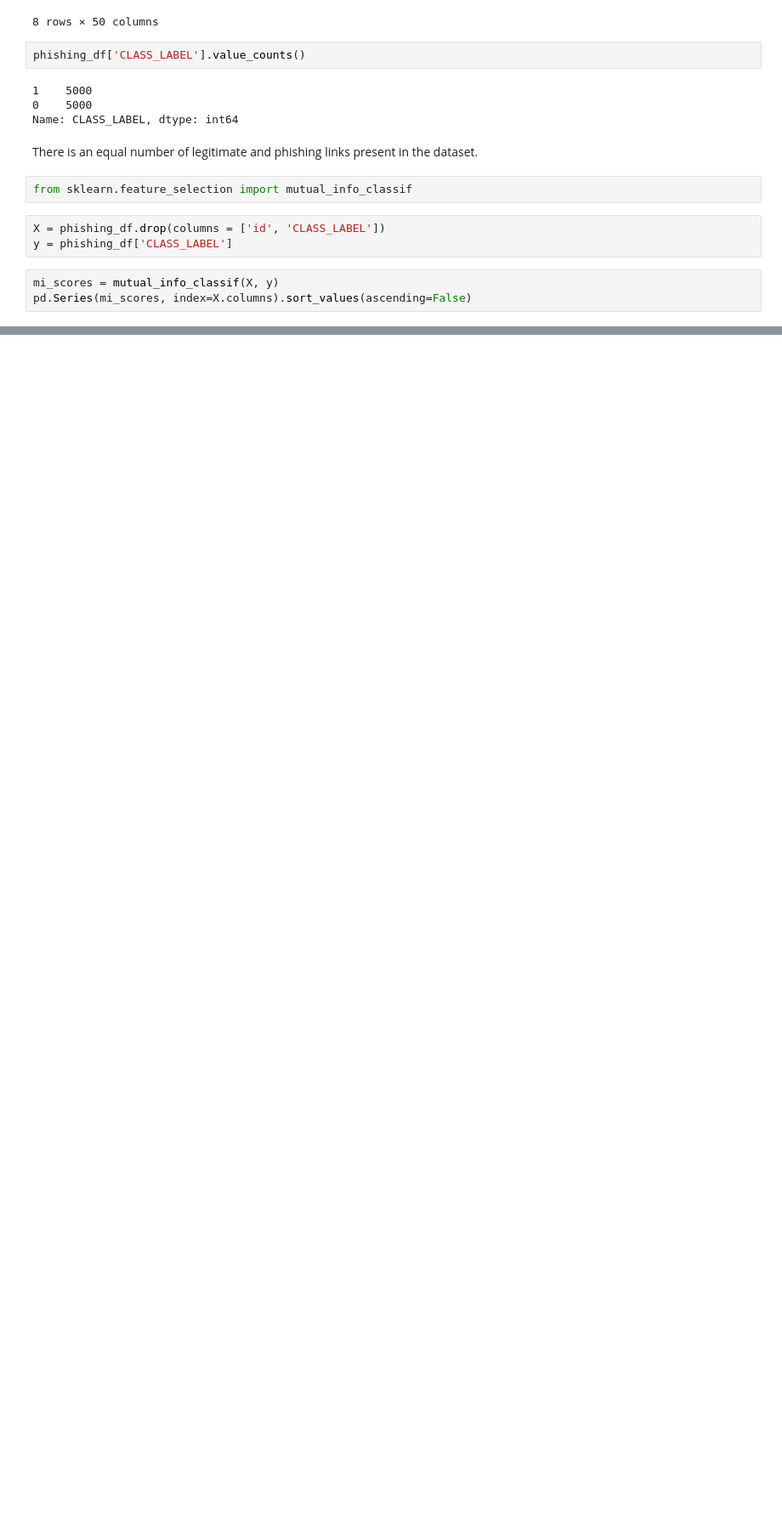
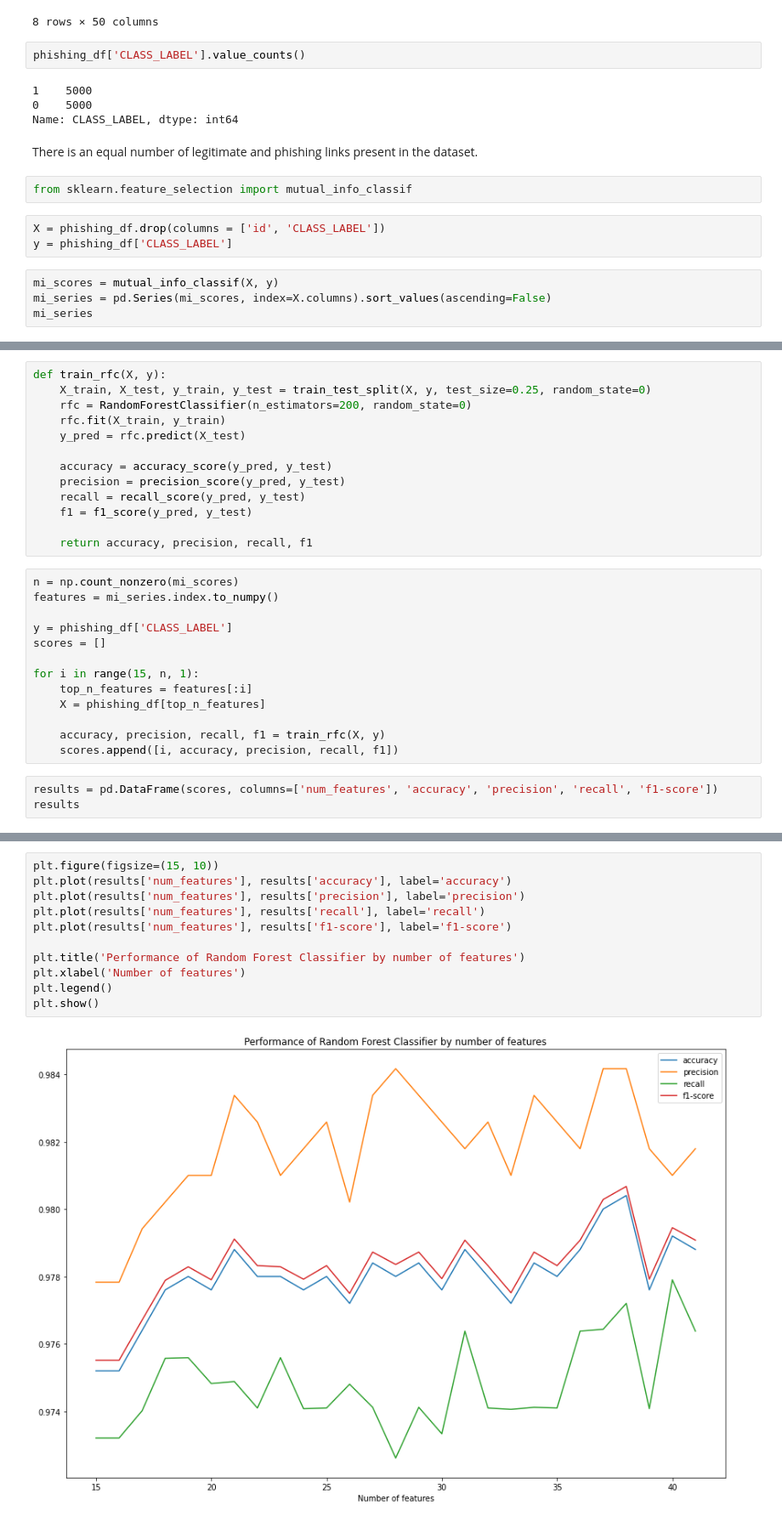
Before and after one commit to ezrc2/phishing-links, a Jupyter notebook: predict.ipynb, the cells around one changed output, grey strips where cells are left out. Shown at 85% size. Drawn from its saved outputs; the diff is of its cells as text; blank space fills up the shorter version.

Commit message:
Train random forest model

```diff
--- a/predict.ipynb
+++ b/predict.ipynb
@@ -63,5 +63,6 @@ X = phishing_df.drop(columns = ['id', 'CLASS_LABEL'])
 y = phishing_df['CLASS_LABEL']
 # %%
 mi_scores = mutual_info_classif(X, y)
-pd.Series(mi_scores, index=X.columns).sort_values(ascending=False)
+mi_series = pd.Series(mi_scores, index=X.columns).sort_values(ascending=False)
+mi_series
 # %% [output]
@@ -95,0 +101,29 @@ plt.show()
+# %%
+def train_rfc(X, y):
+    X_train, X_test, y_train, y_test = train_test_split(X, y, test_size=0.25, random_state=0)
+    rfc = RandomForestClassifier(n_estimators=200, random_state=0)
+    rfc.fit(X_train, y_train)
+    y_pred = rfc.predict(X_test)
+
+    accuracy = accuracy_score(y_pred, y_test)
+    precision = precision_score(y_pred, y_test)
+    recall = recall_score(y_pred, y_test)
+    f1 = f1_score(y_pred, y_test)
+
+    return accuracy, precision, recall, f1
+# %%
+n = np.count_nonzero(mi_scores)
+features = mi_series.index.to_numpy()
+
+y = phishing_df['CLASS_LABEL']
+scores = []
+
+for i in range(15, n, 1):
+    top_n_features = features[:i]
+    X = phishing_df[top_n_features]
+
+    accuracy, precision, recall, f1 = train_rfc(X, y)
+    scores.append([i, accuracy, precision, recall, f1])
+# %%
+results = pd.DataFrame(scores, columns=['num_features', 'accuracy', 'precision', 'recall', 'f1-score'])
+results
@@ -95,0 +148,13 @@ plt.show()
+# %%
+plt.figure(figsize=(15, 10))
+plt.plot(results['num_features'], results['accuracy'], label='accuracy')
+plt.plot(results['num_features'], results['precision'], label='precision')
+plt.plot(results['num_features'], results['recall'], label='recall')
+plt.plot(results['num_features'], results['f1-score'], label='f1-score')
+
+plt.title('Performance of Random Forest Classifier by number of features')
+plt.xlabel('Number of features')
+plt.legend()
+plt.show()
+# %% [output]
+[figure, added]
```
Also changed, not shown: parts of 9 cells of this notebook, 1 other file.
